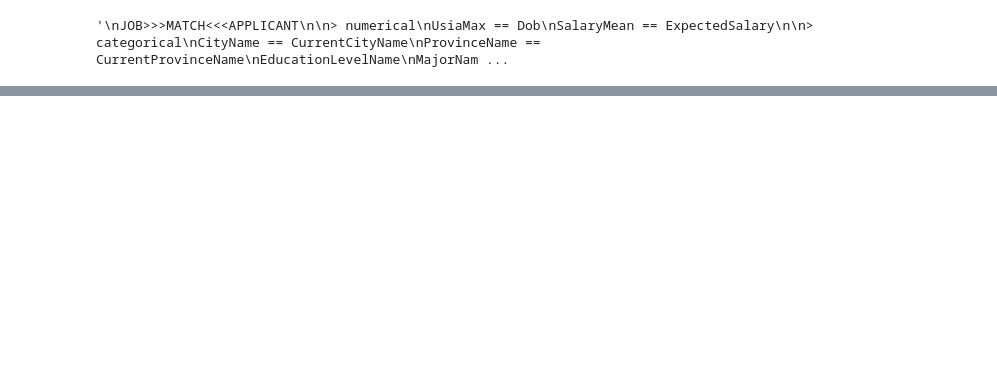
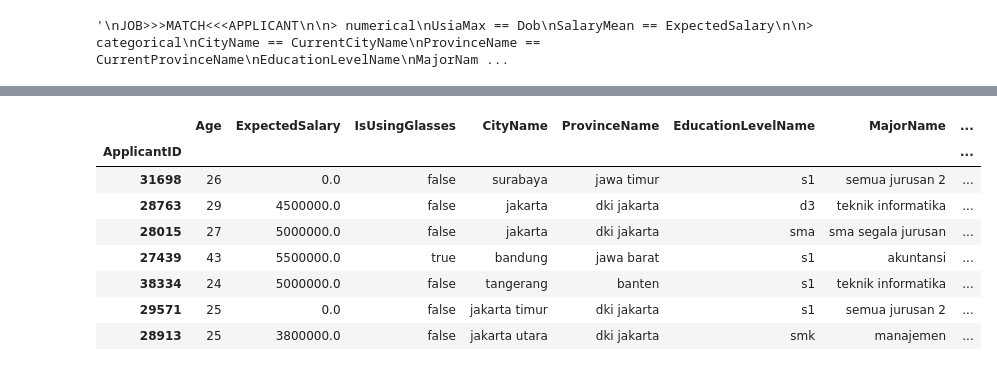
Before and after one commit to fn-hide/eris_job, a Jupyter notebook: tensorflow_recommender_2.ipynb, the cells around one changed output, grey strips where cells are left out. Drawn from its saved outputs; the diff is of its cells as text; code cells hidden in the pictures; blank space fills up the shorter version.

```diff
--- a/tensorflow_recommender_2.ipynb
+++ b/tensorflow_recommender_2.ipynb
@@ -27,3 +21,7 @@ from transform_copy import *
+# %%
+translator = Translator(service_urls=['translate.googleapis.com'])
+factory = StemmerFactory()
+stemmer = factory.create_stemmer()
 # %%
 pd.set_option('display.max_columns', None)
 pd.set_option('display.max_colwidth', 50)
@@ -533,3 +475,15 @@ class AppModel:
+# %%
+df_applicant[df_applicant.DescriptionStrengthness == ' ']
+# %% [output]
+|  | Age | ExpectedSalary | IsUsingGlasses | CityName | ProvinceName | EducationLevelName | MajorName | ... |
+| ApplicantID |  |  |  |  |  |  |  | ... |
+| 31698 | 26 | 0.0 | false | surabaya | jawa timur | s1 | semua jurusan 2 | ... |
+| 28763 | 29 | 4500000.0 | false | jakarta | dki jakarta | d3 | teknik informatika | ... |
+| 28015 | 27 | 5000000.0 | false | jakarta | dki jakarta | sma | sma segala jurusan | ... |
+| 27439 | 43 | 5500000.0 | true | bandung | jawa barat | s1 | akuntansi | ... |
+| 38334 | 24 | 5000000.0 | false | tangerang | banten | s1 | teknik informatika | ... |
+| 29571 | 25 | 0.0 | false | jakarta timur | dki jakarta | s1 | semua jurusan 2 | ... |
+| 28913 | 25 | 3800000.0 | false | jakarta utara | dki jakarta | smk | manajemen | ... |
 # %%
 job_model = JobModel(df_job, df_function, df_education, df_city, df_province, df_major)
 app_model = AppModel(job_model, df_applicant)
```
Also changed, not shown: parts of 67 cells of this notebook, 5 other files.
